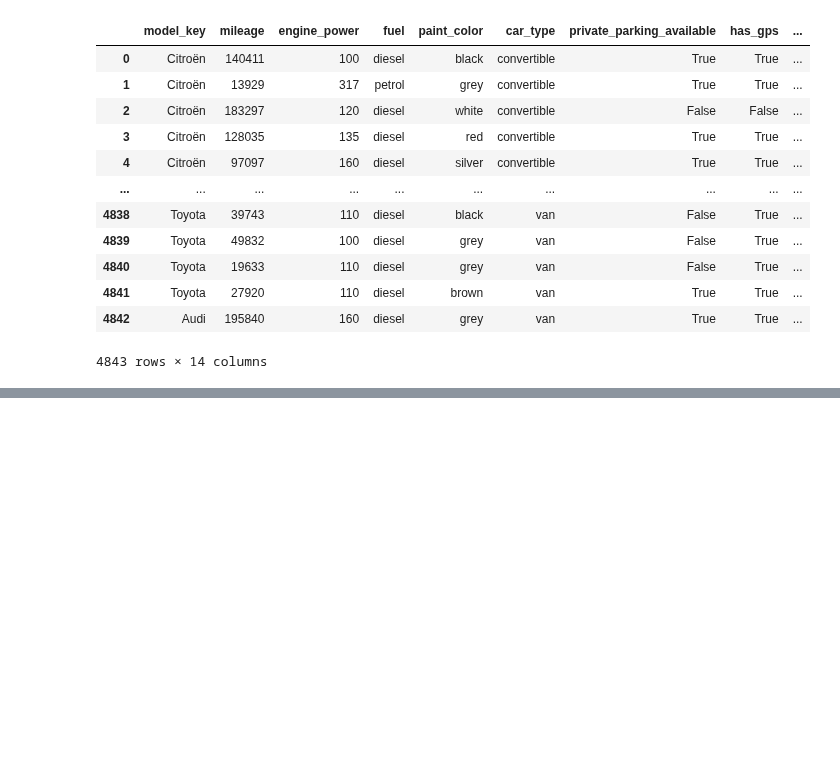
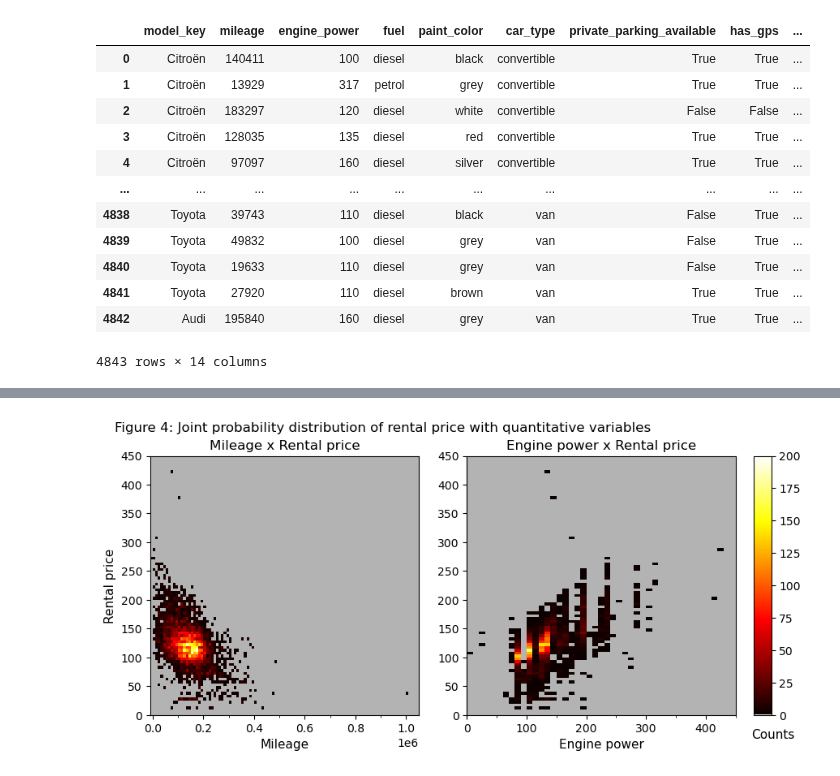
Before and after one commit to netesf13d/jedha-projects, a Jupyter notebook: 1-05-Getaround_Analysis/Getaround_Analysis_pricing.ipynb, the cells around one changed output, grey strips where cells are left out. Saved outputs shown, nothing was run; the diff lists cells and outputs as text; code cells hidden in the pictures; blank space fills up the shorter version.

```diff
--- a/1-05-Getaround_Analysis/Getaround_Analysis_pricing.ipynb
+++ b/1-05-Getaround_Analysis/Getaround_Analysis_pricing.ipynb
@@ -54,0 +298,53 @@ pp_df.describe(include='all')
+# %%
+## Rental price observations and 1D histogram bins
+rental_price = df['rental_price_per_day'].to_numpy()
+rp_bins = np.linspace(0, 450, 91)
+
+## Mileage observations and 1D histogram bins
+mileage = df['mileage'].to_numpy()
+m_bins = np.linspace(-10_000, 1_050_000, 107)
+
+## Engine power observations and 1D histogram bins
+engine_power = df['engine_power'].to_numpy()
+ep_bins = np.linspace(0, 450, 46)
+# %%
+fig4, axs4 = plt.subplots(
+    nrows=1, ncols=2, figsize=(8.8, 4.2), dpi=100,
+    gridspec_kw={'left': 0.07, 'right': 0.89, 'top': 0.88, 'bottom': 0.12,
+                 'wspace': 0.18})
+cax4 = fig4.add_axes((0.915, 0.12, 0.025, 0.76))
+fig4.suptitle("Figure 4: Joint probability distribution of rental price with quantitative variables",
+              x=0.02, ha='left')
+
+
+
+cmap4 = plt.get_cmap('hot').copy()
+cmap4.set_extremes(under='0.7', over='0.5')
+
+heatmap = axs4[0].pcolormesh(
+    *np.meshgrid(m_bins, rp_bins, indexing='ij'),
+    np.histogram2d(mileage, rental_price, bins=[m_bins, rp_bins])[0],
+    cmap=cmap4, vmin=0.5, vmax=50)
+
+axs4[0].set_xticks(np.linspace(1e5, 1e6, 10), minor=True)
+axs4[0].set_xlabel('Mileage', fontsize=11)
+axs4[0].set_yticks(np.arange(50, 500, 100), minor=True)
+axs4[0].set_ylabel('Rental price', fontsize=11)
+axs4[0].set_title('Mileage x Rental price')
+
+heatmap = axs4[1].pcolormesh(
+    *np.meshgrid(ep_bins, rp_bins, indexing='ij'),
+    np.histogram2d(engine_power, rental_price, bins=[ep_bins, rp_bins])[0],
+    cmap=cmap4, vmin=0.5, vmax=200)
+axs4[1].set_xlim(0, 450)
+axs4[1].set_xticks(np.arange(50, 500, 100), minor=True)
+axs4[1].set_xlabel('Engine power', fontsize=11)
+axs4[1].set_title('Engine power x Rental price')
+
+fig4.colorbar(heatmap, cax=cax4, orientation="vertical", ticklocation="right")
+cax4.set_yticks(np.linspace(0, 200, 9))
+cax4.text(1.1, -0.09, 'Counts', fontsize=11, ha='center', transform=cax4.transAxes)
+
+plt.show()
+# %% [output]
+[figure, added]
```
Also changed, not shown: parts of 53 cells of this notebook, 9 other files.
